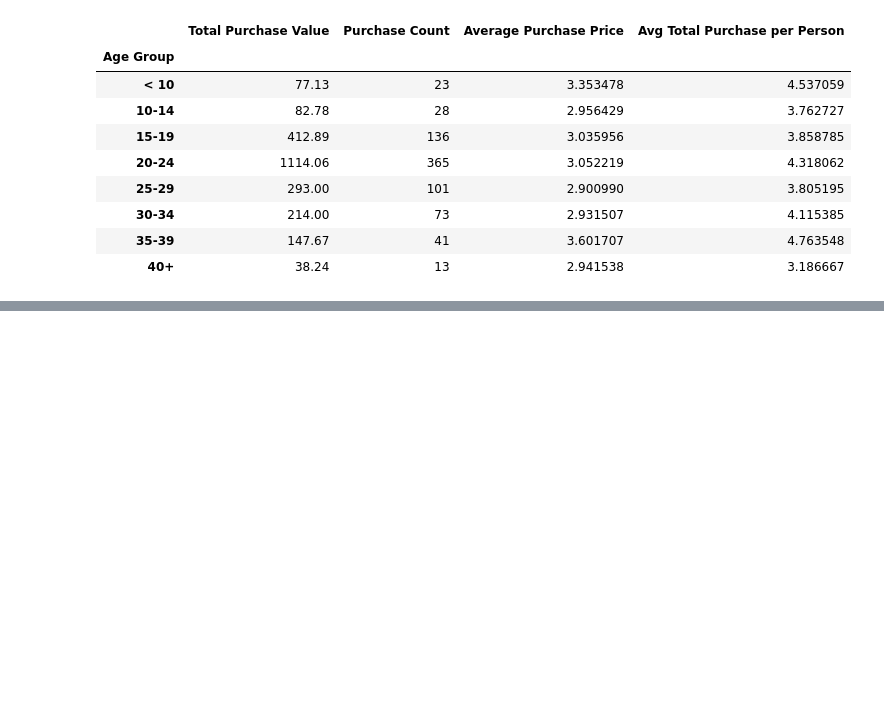
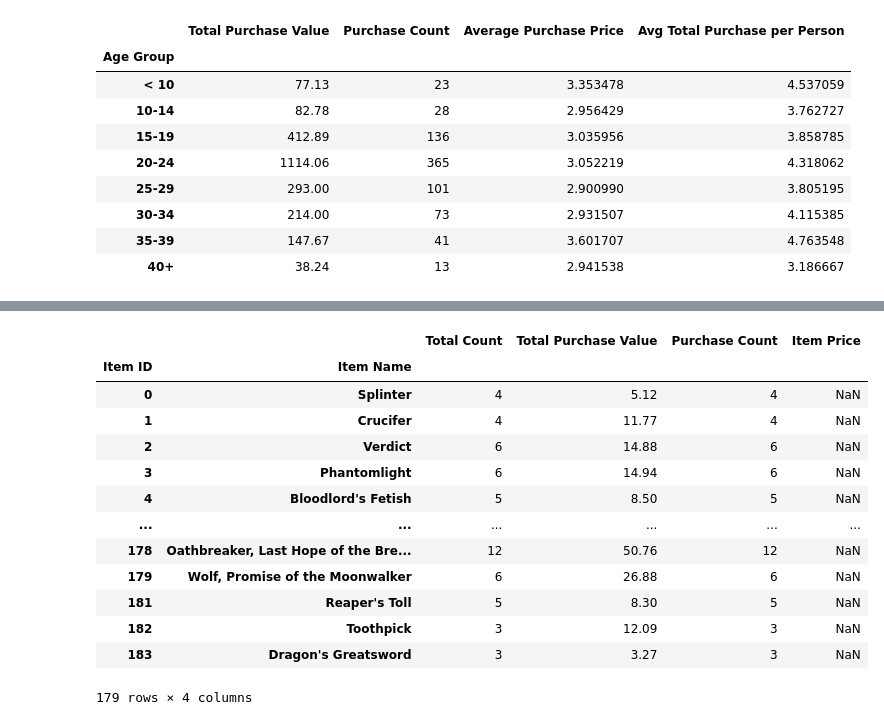
Before and after one commit to LexiJess/Pandas_Challenge, a Jupyter notebook: HeroesOfPymoli/HeroesOfPymoli_Jupyter.ipynb, the cells around one changed output, grey strips where cells are left out. Cells and saved outputs as stored; diff of their text form; code cells hidden in the pictures; blank space fills up the shorter version.

```diff
--- a/HeroesOfPymoli/HeroesOfPymoli_Jupyter.ipynb
+++ b/HeroesOfPymoli/HeroesOfPymoli_Jupyter.ipynb
@@ -516,0 +516,7 @@ SN_Data_Purchase.sort_values(by=['Total Purchase Value'], ascending=False)
+# %%
+items_df=playerdata.groupby(['Item ID', 'Item Name']).count()["Purchase ID"].rename("Total Count")
+items_df=pd.DataFrame(items_df)
+
+items_df["Item Price"]=playerdata["Price"]
+
+items_df
@@ -516,0 +538,9 @@ SN_Data_Purchase.sort_values(by=['Total Purchase Value'], ascending=False)
+# %%
+popular_items=playerdata.groupby(['Item ID', 'Item Name']).sum()["Price"].rename("Total Purchase Value")
+popular_items=pd.DataFrame(popular_items)
+
+popular_items["Purchase Count"]=items_df["Total Count"]
+popular_items["Item Price"]=playerdata["Price"]
+
+
+popular_items
@@ -516,0 +562,21 @@ SN_Data_Purchase.sort_values(by=['Total Purchase Value'], ascending=False)
+# %%
+new_popular_items_df=pd.concat([items_df, popular_items], axis=1)
+
+#new_popular_items_df["Purchase Count"]=(new_popular_items_df["Total Purchase Value"]/new_popular_items_df["Item Price"])
+
+new_popular_items_df
+# %% [output]
+|  |  | Total Count | Total Purchase Value | Purchase Count | Item Price |
+| Item ID | Item Name |  |  |  |  |
+| 0 | Splinter | 4 | 5.12 | 4 | NaN |
+| 1 | Crucifer | 4 | 11.77 | 4 | NaN |
+| 2 | Verdict | 6 | 14.88 | 6 | NaN |
+| 3 | Phantomlight | 6 | 14.94 | 6 | NaN |
+| 4 | Bloodlord's Fetish | 5 | 8.50 | 5 | NaN |
+| ... | ... | ... | ... | ... | ... |
+| 178 | Oathbreaker, Last Hope of the Bre... | 12 | 50.76 | 12 | NaN |
+| 179 | Wolf, Promise of the Moonwalker | 6 | 26.88 | 6 | NaN |
+| 181 | Reaper's Toll | 5 | 8.30 | 5 | NaN |
+| 182 | Toothpick | 3 | 12.09 | 3 | NaN |
+| 183 | Dragon's Greatsword | 3 | 3.27 | 3 | NaN |
+179 rows × 4 columns
```
Also changed, not shown: parts of 6 cells of this notebook, 1 other file.
